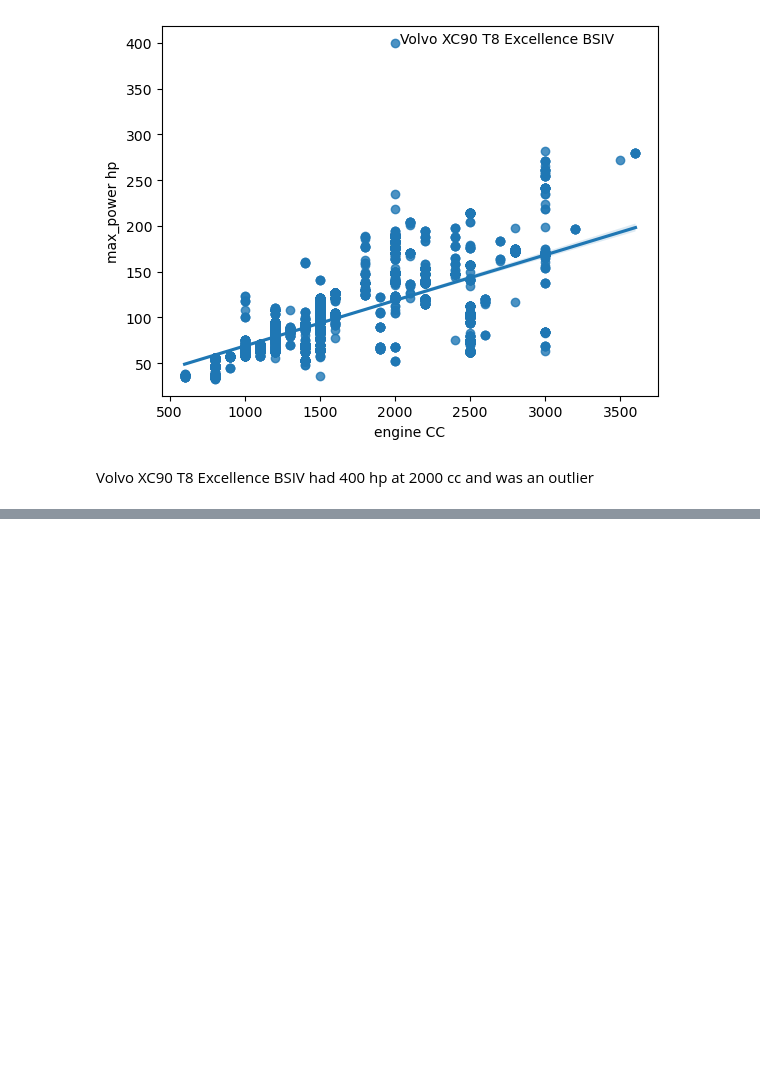
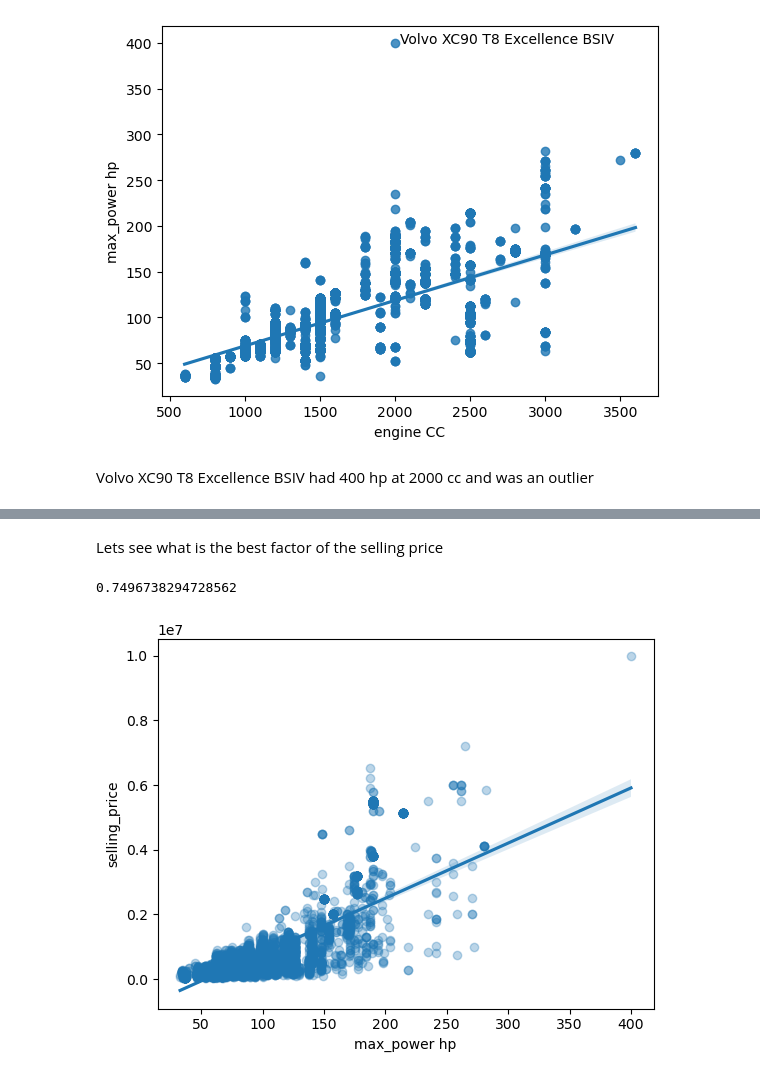
Before and after one commit to umais2005/Vehicle-Analysis, a Jupyter notebook: Vehicle EDA.ipynb, the cells around one changed output, grey strips where cells are left out. Drawn from its saved outputs; the diff is of its cells as text; code cells hidden in the pictures; blank space fills up the shorter version.

```diff
--- a/Vehicle EDA.ipynb
+++ b/Vehicle EDA.ipynb
@@ -269,0 +216,8 @@ Name: torque, Length: 8128, dtype: object
+# %% [markdown]
+Lets see what is the best factor of the selling price
+# %%
+print(cleaned['selling_price'].corr(cleaned['max_power hp']))
+ax = sns.regplot(data=cleaned, x='max_power hp', y='selling_price',  scatter_kws={'alpha':0.3})
+# %% [output]
+0.7496738294728562
+[figure, added]
```
Also changed, not shown: parts of 15 cells of this notebook.
